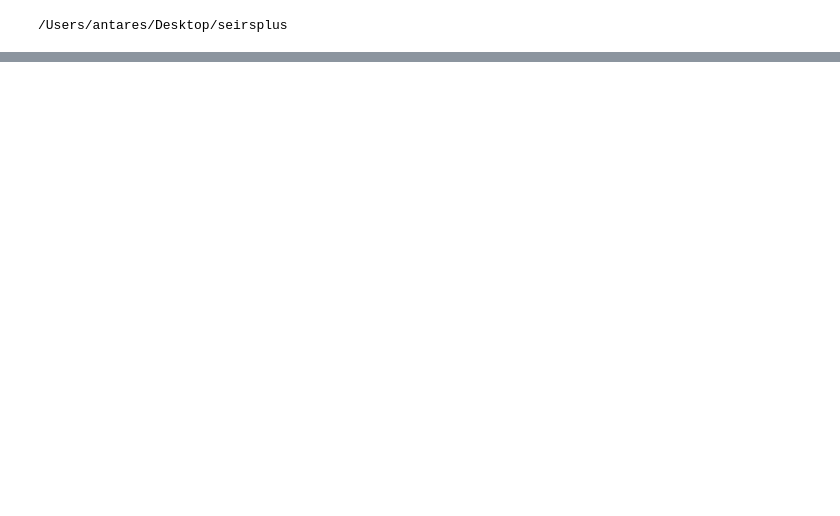
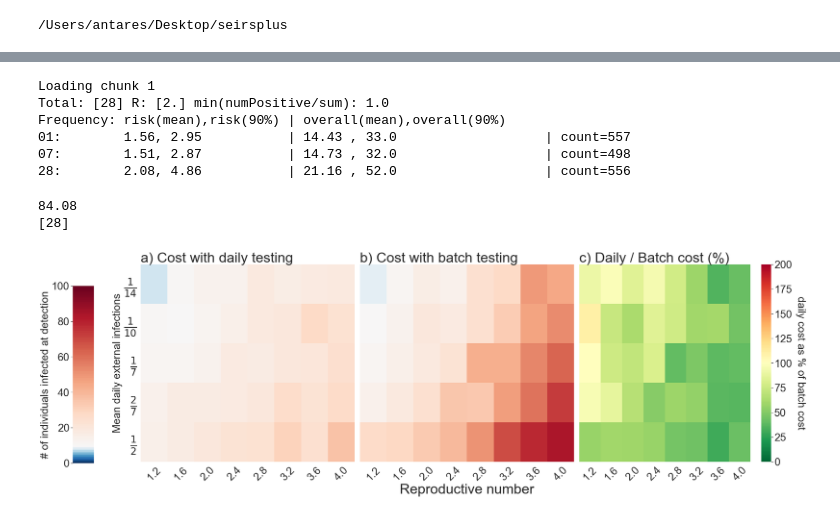
Before and after one commit to haixiaowang/seirsplus, a Jupyter notebook: Barabasi_Albert.ipynb, the cells around one changed output, grey strips where cells are left out. Drawn from its saved outputs; the diff is of its cells as text; code cells hidden in the pictures; blank space fills up the shorter version.

```diff
--- a/Barabasi_Albert.ipynb
+++ b/Barabasi_Albert.ipynb
@@ -467,3 +468,5 @@ def heatmap(data, yfield, ytitle, maxper = None, tight= False, maxval= 100):
 
 
     if tight: fig.tight_layout() #rect=[0, 0, .9, 1])
+
+    return fig
@@ -604,0 +642,18 @@ os.chdir(PATH)
+# %%
+data2 = read_from_file(datadir+"/heatmap2_data")
+summarize(censor(restrict(data2,total=28,R=2.0)))
+# %% [output]
+Loading chunk 1
+Total: [28] R: [2.] min(numPositive/sum): 1.0
+Frequency: risk(mean),risk(90%) | overall(mean),overall(90%)
+01:        1.56, 2.95           | 14.43 , 33.0                   | count=557
+07:        1.51, 2.87           | 14.73 , 32.0                   | count=498
+28:        2.08, 4.86           | 21.16 , 52.0                   | count=556
+# %%
+data2 = data2[data2.R < 4.1]
+external_plot2 = heatmap(data2[data2.experiment=='external_introductions'],'average_introductions_per_day','Mean daily external infections', maxper =200, tight = True)
+external_plot2.savefig('data/barabasi_albert/BA_external2.png')
+# %% [output]
+84.08
+[28]
+[figure, added]
```
Also changed, not shown: parts of 15 cells of this notebook, 31 other files.
